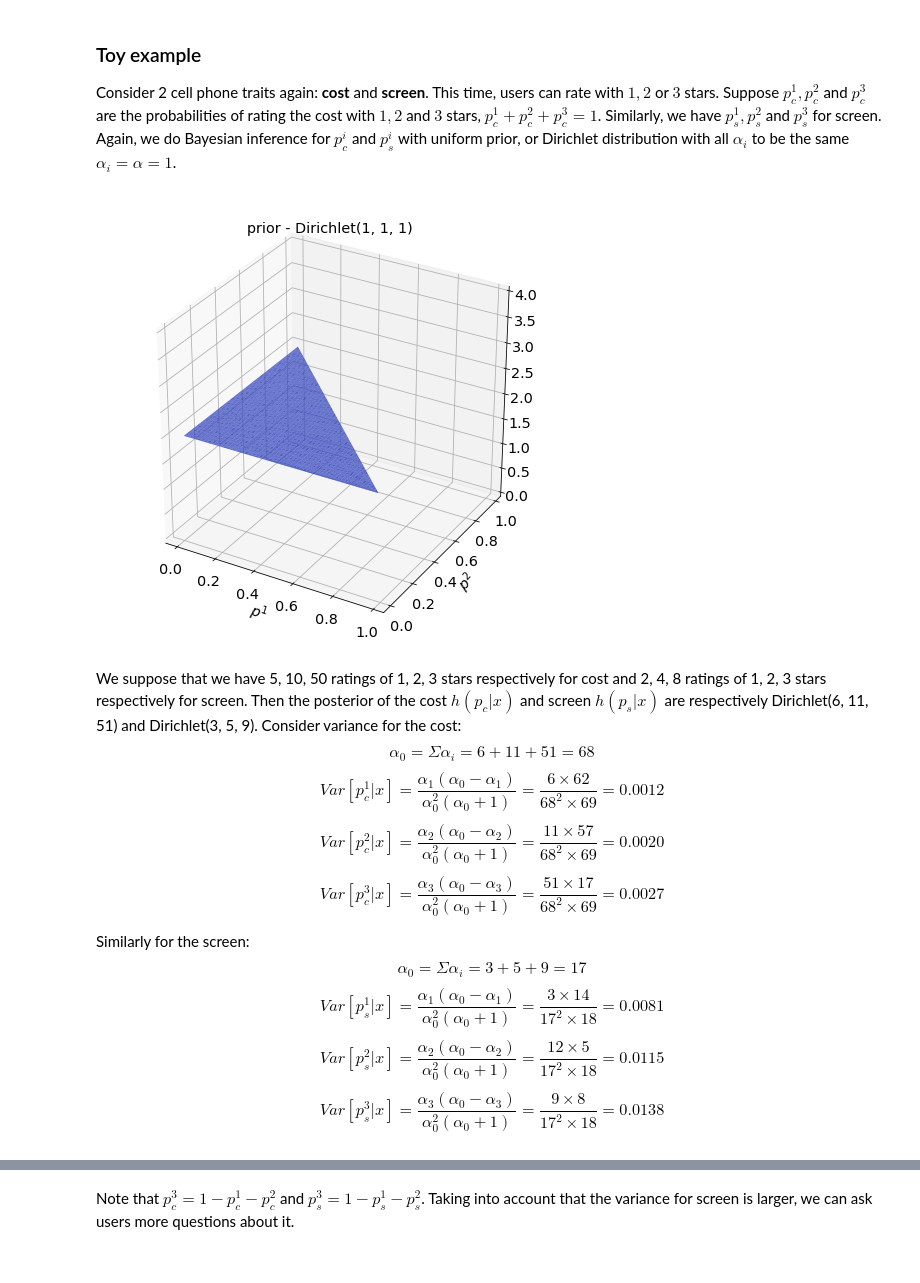
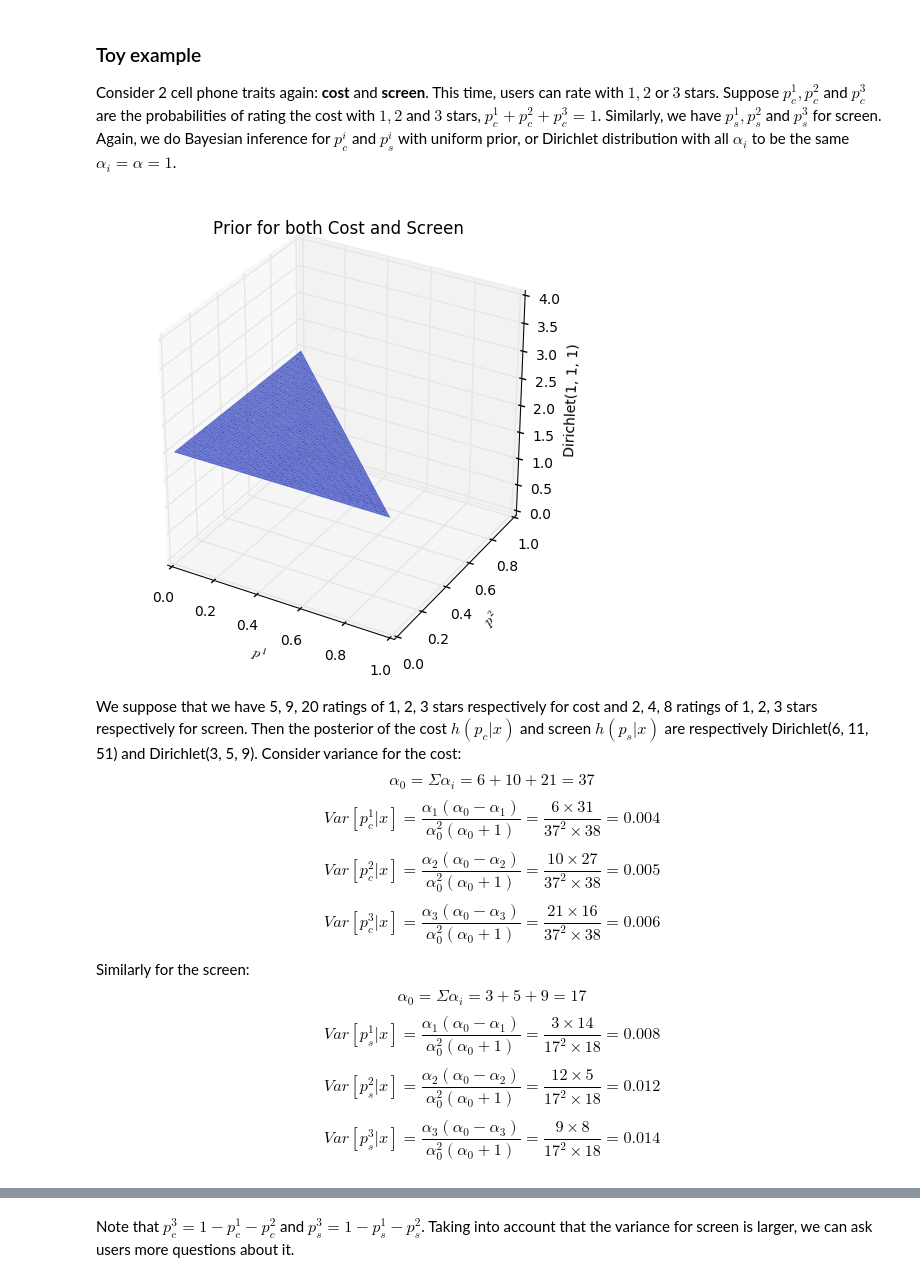
Before and after one commit to lexuanthongnhat/notebooks, a Jupyter notebook: Reviews Solicitation.ipynb, the cells around one changed output, grey strips where cells are left out. Cells and saved outputs as stored; diff of their text form; code cells hidden in the pictures.

```diff
--- a/Reviews Solicitation.ipynb
+++ b/Reviews Solicitation.ipynb
@@ -110,42 +110,39 @@ Consider 2 cell phone traits again: **cost** and **screen**. This time, users ca
 # %%
 from mpl_toolkits.mplot3d import axes3d
 from matplotlib import cm
 import scipy.stats as stats
 
 
 def dirichlet_coord(a1, a2, a3):
-    dist = stats.dirichlet
     x, y = np.mgrid[0.01:1:0.01, 0.01:1:0.01]
     x = x.flatten()
     y = y.flatten()
     xy = x + y
-    xy_bool_idx = xy < 1
-    x = x[xy_bool_idx]
-    y = y[xy_bool_idx]
+    x = x[xy < 1]
+    y = y[xy < 1]
     xy_remain = 1 - (x + y)
-    z = [dist.pdf([x[i], y[i], xy_remain[i]], [a1, a2, a3]) for i in range(len(x))]
+    z = [stats.dirichlet.pdf([x[i], y[i], xy_remain[i]], [a1, a2, a3]) for i in range(len(x))]
     z = np.array(z)
     return (x, y, z)
 
-fig = plt.figure(figsize=(8, 8))
-ax = fig.gca(projection='3d', xlabel=r'$p^1$', ylabel=r'$p^2$', zlim=(0, 4),
-             title='prior - Dirichlet(1, 1, 1)')
+fig = plt.figure(figsize=(6, 6))
+ax = fig.gca(projection='3d', xlabel=r'$p^1$', ylabel=r'$p^2$', zlabel='Dirichlet(1, 1, 1)',
+             zlim=(0, 4), title='Prior for both Cost and Screen', zmargin=1)
 x, y, z = dirichlet_coord(1, 1, 1)
-ax.plot_trisurf(x, y, z, cmap=cm.coolwarm, linewidth=0.2, antialiased=True)
-
+ax.plot_trisurf(x, y, z, cmap=cm.coolwarm, linewidth=0.0, antialiased=True)
 plt.show()
 # %% [output]
-[figure, old version]
+[figure, new version]
 # %% [markdown]
-We suppose that we have 5, 10, 50 ratings of 1, 2, 3 stars respectively for cost and 2, 4, 8 ratings of 1, 2, 3 stars respectively for screen. Then the posterior of the cost $h(p_c|x)$ and screen $h(p_s|x)$ are respectively Dirichlet(6, 11, 51) and Dirichlet(3, 5, 9). Consider variance for the cost:
-$$\alpha_0 = \Sigma \alpha_i = 6 + 11 + 51 = 68$$
-$$Var[p_c^1|x] = \frac{\alpha_1(\alpha_0 - \alpha_1)}{\alpha_0^2(\alpha_0 + 1)}=\frac{6\times 62}{68^2 \times 69} = 0.0012$$
-$$Var[p_c^2|x] = \frac{\alpha_2(\alpha_0 - \alpha_2)}{\alpha_0^2(\alpha_0 + 1)}=\frac{11\times 57}{68^2 \times 69} = 0.0020$$
-$$Var[p_c^3|x] = \frac{\alpha_3(\alpha_0 - \alpha_3)}{\alpha_0^2(\alpha_0 + 1)}=\frac{51\times 17}{68^2 \times 69} = 0.0027$$
+We suppose that we have 5, 9, 20 ratings of 1, 2, 3 stars respectively for cost and 2, 4, 8 ratings of 1, 2, 3 stars respectively for screen. Then the posterior of the cost $h(p_c|x)$ and screen $h(p_s|x)$ are respectively Dirichlet(6, 11, 51) and Dirichlet(3, 5, 9). Consider variance for the cost:
+$$\alpha_0 = \Sigma \alpha_i = 6 + 10 + 21 = 37$$
+$$Var[p_c^1|x] = \frac{\alpha_1(\alpha_0 - \alpha_1)}{\alpha_0^2(\alpha_0 + 1)}=\frac{6\times 31}{37^2 \times 38} = 0.004$$
+$$Var[p_c^2|x] = \frac{\alpha_2(\alpha_0 - \alpha_2)}{\alpha_0^2(\alpha_0 + 1)}=\frac{10\times 27}{37^2 \times 38} = 0.005$$
+$$Var[p_c^3|x] = \frac{\alpha_3(\alpha_0 - \alpha_3)}{\alpha_0^2(\alpha_0 + 1)}=\frac{21\times 16}{37^2 \times 38} = 0.006$$
 
 Similarly for the screen:
 $$\alpha_0 = \Sigma \alpha_i = 3 + 5 + 9 = 17$$
-$$Var[p_s^1|x] = \frac{\alpha_1(\alpha_0 - \alpha_1)}{\alpha_0^2(\alpha_0 + 1)}=\frac{3\times 14}{17^2 \times 18} = 0.0081$$
-$$Var[p_s^2|x] = \frac{\alpha_2(\alpha_0 - \alpha_2)}{\alpha_0^2(\alpha_0 + 1)}=\frac{12\times 5}{17^2 \times 18} = 0.0115$$
-$$Var[p_s^3|x] = \frac{\alpha_3(\alpha_0 - \alpha_3)}{\alpha_0^2(\alpha_0 + 1)}=\frac{9\times 8}{17^2 \times 18} = 0.0138$$
+$$Var[p_s^1|x] = \frac{\alpha_1(\alpha_0 - \alpha_1)}{\alpha_0^2(\alpha_0 + 1)}=\frac{3\times 14}{17^2 \times 18} = 0.008$$
+$$Var[p_s^2|x] = \frac{\alpha_2(\alpha_0 - \alpha_2)}{\alpha_0^2(\alpha_0 + 1)}=\frac{12\times 5}{17^2 \times 18} = 0.012$$
+$$Var[p_s^3|x] = \frac{\alpha_3(\alpha_0 - \alpha_3)}{\alpha_0^2(\alpha_0 + 1)}=\frac{9\times 8}{17^2 \times 18} = 0.014$$
 # %%
```
Also changed, not shown: parts of 3 cells of this notebook, 1 other file.
